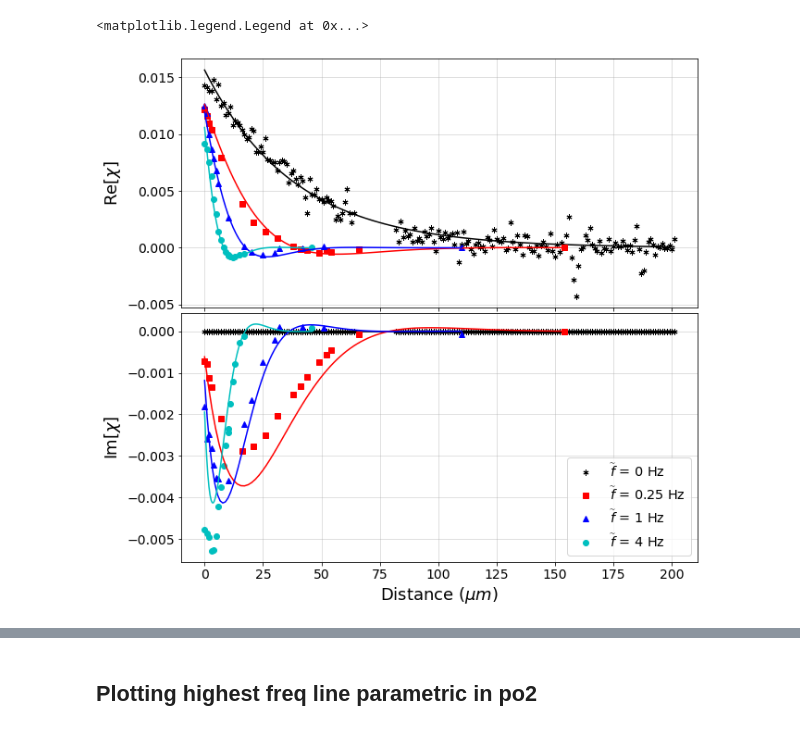
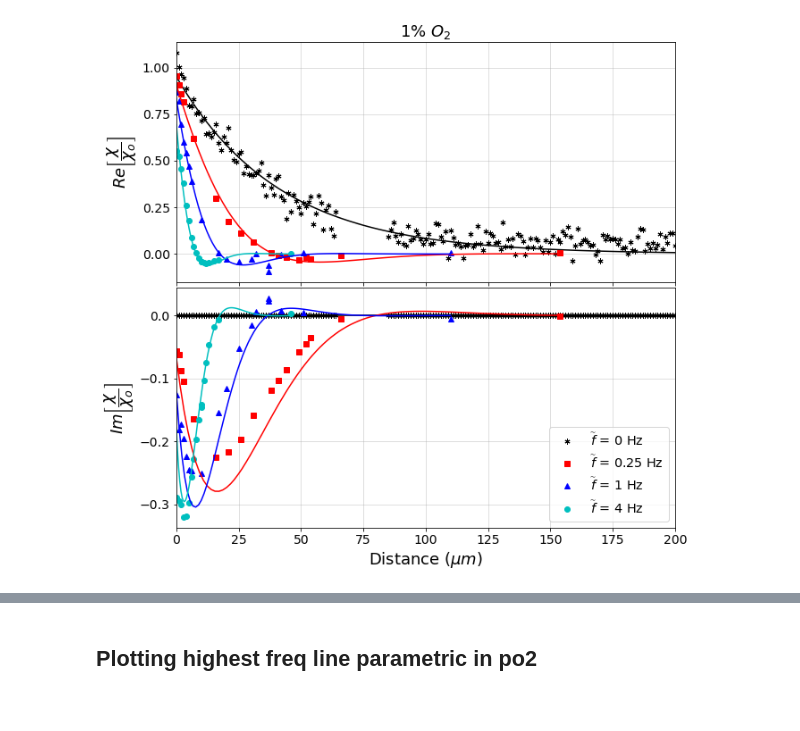
Before and after one commit to BGerwe/Xray-Project, a Jupyter notebook: fr_XAS/Model Fitting/July18_PatternedModel_20201211_Processed.ipynb, the cells around one changed output, grey strips where cells are left out. Drawn from its saved outputs; the diff is of its cells as text; code cells hidden in the pictures.

Commit message:
Checkpoint 1/12/2021. Changes made for final frXAS paper draft

```diff
--- a/fr_XAS/Model Fitting/July18_PatternedModel_20201211_Processed.ipynb
+++ b/fr_XAS/Model Fitting/July18_PatternedModel_20201211_Processed.ipynb
@@ -35,4 +26,0 @@ hdf5_io.close_hdf5('..\\Model Fitting\July18_frXAS_LV_Analyzed')
-# %%
-starts = [[4, 199, 2, 3], [6, 147, 6, 0], [0, 97, 2]] # [[0,0,0,0],[0,0,0,0],[0,0,0]]
-f1 = hdf5_io.get_all_datasets('testest2', harmonic=1, start_indices=starts)
-hdf5_io.close_hdf5('testtest2')
@@ -88,13 +76,0 @@ fig.subplots_adjust(hspace=0.02)
-# %%
-fig, axes = plt.subplots(nrows=2, figsize=(10,15))
-
-for iy in np.arange(0,sizes[0]):
-    visualization.plot_chi(axes, x[iy], data1[iy], color=colors[iy], marker=markers[iy], ls='-')
-for iy in np.arange(sizes[0],sum(sizes[:2])):
-    visualization.plot_chi(axes, x[iy], data1[iy], color=colors[iy], marker=markers[iy], ls='-')
-for iy in np.arange(sum(sizes[:2]),sum(sizes)):
-    visualization.plot_chi(axes, x[iy], data1[iy], color=colors[iy], marker=markers[iy], ls='-')
-axes[0].set_title('1% $O_2 \; \chi_1$', fontsize=18)
-fig.subplots_adjust(hspace=0.02)
-# plt.show()
-# plt.savefig(r'..\\frXAS Paper Figures\\Plots\\Chi2 1%O2.png', dpi=400, bbox_inches='tight')
@@ -105,7 +79,7 @@ fit_params = Parameters()
 
 for iy, data in enumerate(data1):
     fit_params.add(f'amp_{iy+1}', value=-data[0].real/.9, min=-1, max=-1e-3)
-    fit_params.add(f'gammap_{iy+1}', value=0.055, min=1e-9, max=.2)
+    fit_params.add(f'gammap_{iy+1}', value=0.055, min=1e-9, max=2)
     fit_params.add(f'ld_{iy+1}', value=15, min=1e-9, max=100)
     fit_params.add(f'tg_{iy+1}', value=1, min=1e-9, max=10.0)
     fit_params.add(f'f_{iy+1}', value=frequencies[iy], vary=False)
@@ -173,44 +167,50 @@ print(fit_report(out))
 # %%
+# 1% O2 Plots
 # DC scaling
 DC_ind = 0
 amp0 = 1
 gamma_p0 = out.params[f'gammap_{DC_ind+2}']
 ld0 = out.params[f'ld_{DC_ind+2}']
 tg0 = out.params[f'tg_{DC_ind+2}']
 L0 = out.params[f'L_{DC_ind+2}']
 f0 = out.params[f'f_{DC_ind+2}']
 
-#
-scale = np.abs(models.chi_patterned(0, amp0, gamma_p0, ld0, tg0, f0, L0))
-norm = -out.params[f'amp_{DC_ind+2}']/(data1[DC_ind][0]*scale)
-
+DC_norm = -1 / out.params[f'amp_{DC_ind+1}']
 
 fig, axes = plt.subplots(nrows=2, figsize=(10,10))
 # Plotting steady-state data, scaled down by a normalization factor
-visualization.plot_chi(axes, x[DC_ind], data1[DC_ind]*norm, color=colors[0],
+visualization.plot_chi(axes, x[DC_ind], data1[DC_ind] * DC_norm, color=colors[0],
                        marker=markers[0], ls='',
                        label='$\widetilde{f}$ = ' + str(frequencies[0]) + ' Hz')
+
 y = np.linspace(0, x[DC_ind][-1], num=100)
-visualization.plot_chi(axes, y, models.dataset_fun(out.params, DC_ind, y, models.chi_patterned)*norm,
+visualization.plot_chi(axes, y, models.dataset_fun(out.params, DC_ind, y, models.chi_patterned) * DC_norm,
                        color=colors[0], marker='')
 
 for iy in np.arange(1,sizes[0]):
-    visualization.plot_chi(axes, x[iy], data1[iy], color=colors[iy],
+    f_norm = -1 / out.params[f'amp_{iy+1}']
+    visualization.plot_chi(axes, x[iy], data1[iy] * f_norm, color=colors[iy],
                            marker=markers[iy], ls='',
                            label='$\widetilde{f}$ = ' + str(frequencies[iy]) + ' Hz')
+
 for iy in np.arange(1,sizes[0]):
+    f_norm = -1 / out.params[f'amp_{iy+1}']
     y = np.linspace(0, x[iy][-1], num=100)
-    visualization.plot_chi(axes, y, models.dataset_fun(out.params, iy, y, models.chi_patterned),
+    visualization.plot_chi(axes, y, models.dataset_fun(out.params, iy, y, models.chi_patterned) * f_norm,
                            color=colors[iy], marker='')
                            #label=str(frequencies[iy]) + ' Hz')
 
 # axes[1].set_xlabel('y $(\mu m)$')
-# axes[0].set_title('1% $O_2$', fontsize=18)
+axes[0].set_title('1% $O_2$', fontsize=18)
+axes[0].set_ylabel(r'$Re\left[\dfrac{\chi}{\chi_o}\right]$')
+axes[1].set_ylabel(r'$Im\left[\dfrac{\chi}{\chi_o}\right]$')
+
 fig.subplots_adjust(hspace=0.02)
 plt.legend(fontsize='x-large')
-# plt.show()
+for ax in axes:
+    ax.set_xlim(0, 200)
+plt.show()
 # plt.savefig(r'..\\frXAS Paper Figures\\Plots\\Pattern_Amp_Model_1%O2_parametric_f.png', dpi=400, bbox_inches='tight')
 # %% [output]
-<matplotlib.legend.Legend at 0x...>
-[figure, old version]
+[figure, new version]
 # %%
```
Also changed, not shown: parts of 15 cells of this notebook, 9 other files.
